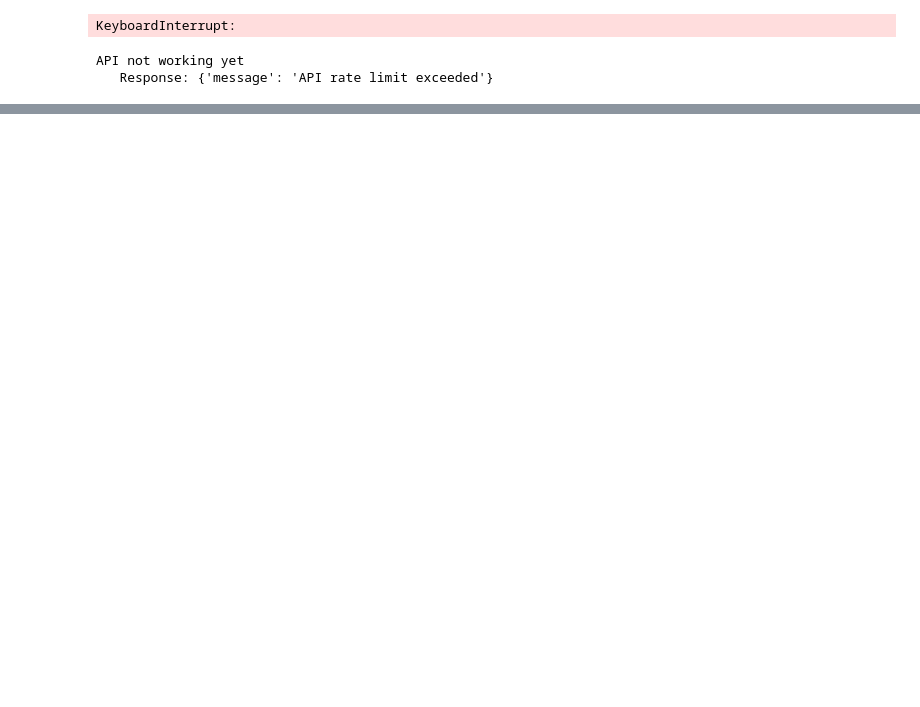
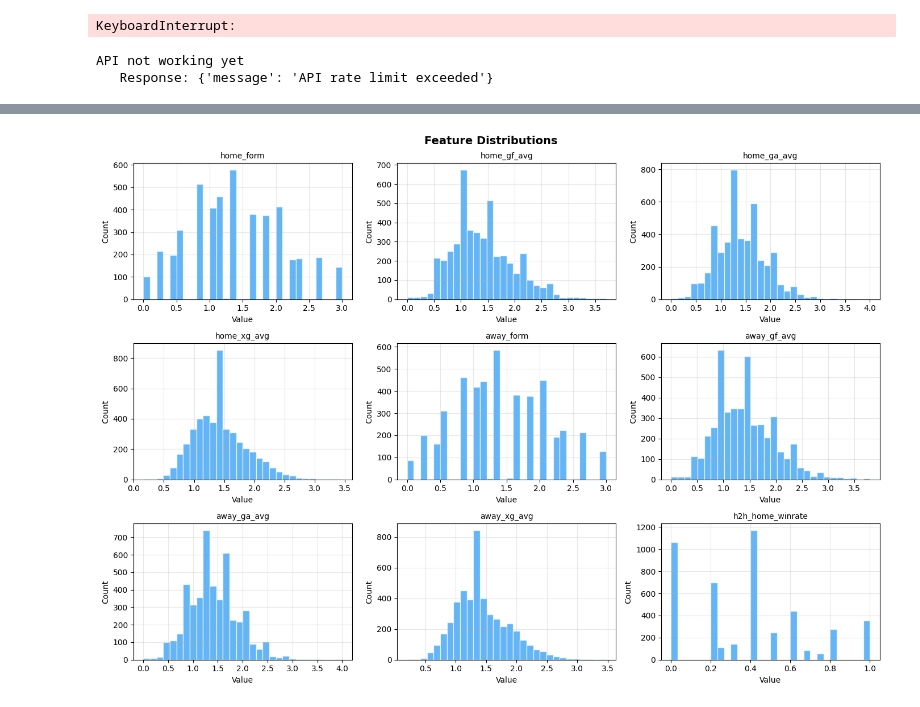
Before and after one commit to angelomouawad/advanced-ai-match-prediction, a Jupyter notebook: Src/match_results.ipynb, the cells around one changed output, grey strips where cells are left out. Cells and saved outputs as stored; diff of their text form; code cells hidden in the pictures; blank space fills up the shorter version.

```diff
--- a/Src/match_results.ipynb
+++ b/Src/match_results.ipynb
@@ -368,6 +433,8 @@ Resuming from checkpoint — 2390 already done
 KeyboardInterrupt:
 # %%
 import requests
+
+GUARDIAN_API_KEY = "8289721f-2ef8-4cd3-b2a3-bd48ba877685"
 
 r = requests.get(
     "https://content.guardianapis.com/search",
@@ -556 +662,23 @@ print("\nSaved to model_data.csv!")
+# %%
+import matplotlib.pyplot as plt
+
+FEATURE_COLS = ["home_form", "home_gf_avg", "home_ga_avg", "home_xg_avg",
+                "away_form", "away_gf_avg", "away_ga_avg", "away_xg_avg",
+                "h2h_home_winrate"]
+
+fig, axes = plt.subplots(3, 3, figsize=(14, 10))
+fig.suptitle("Feature Distributions", fontsize=14, fontweight="bold")
+
+for ax, col in zip(axes.flatten(), FEATURE_COLS):
+    ax.hist(data[col].dropna(), bins=30, color="#2196F3", alpha=0.7, edgecolor="white")
+    ax.set_title(col, fontsize=10)
+    ax.set_xlabel("Value")
+    ax.set_ylabel("Count")
+    ax.grid(True, alpha=0.3)
+
+plt.tight_layout()
+plt.savefig("../Data/feature_distributions.png", dpi=150, bbox_inches="tight")
+plt.show()
+# %% [output]
+[figure, added]
 # %% [markdown]
```
Also changed, not shown: parts of 14 cells of this notebook, 13 other files.
